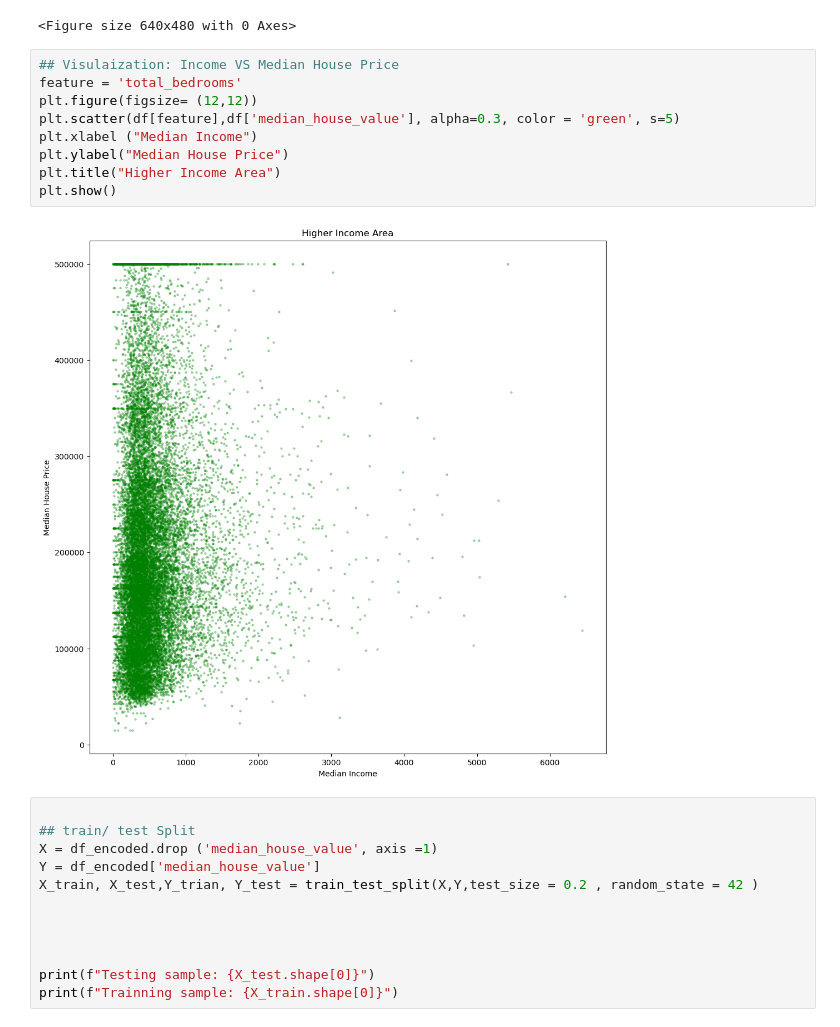
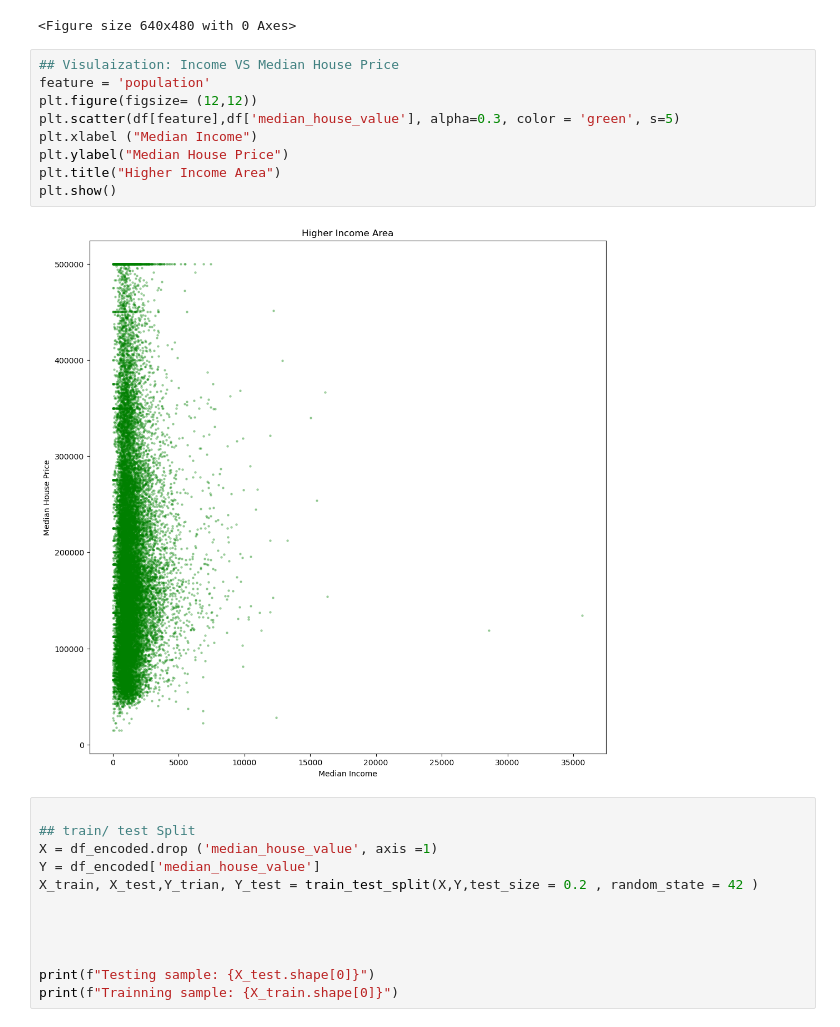
Before and after one commit to Navod2022s/Syntecxhub_Project_Navod, a Jupyter notebook: notebooks/Untitled1.ipynb, the cells around one changed output. Drawn from its saved outputs; the diff is of its cells as text.

```diff
--- a/notebooks/Untitled1.ipynb
+++ b/notebooks/Untitled1.ipynb
@@ -122,15 +125,15 @@ df_encoded.head(200)
 <Figure size 640x480 with 0 Axes>
 # %%
 ## Visulaization: Income VS Median House Price
-feature = 'total_bedrooms'
+feature = 'population'
 plt.figure(figsize= (12,12))
 plt.scatter(df[feature],df['median_house_value'], alpha=0.3, color = 'green', s=5)
 plt.xlabel ("Median Income")
 plt.ylabel("Median House Price")
 plt.title("Higher Income Area")
 plt.show()
 # %% [output]
-[figure, old version]
+[figure, new version]
 # %%
 
 ## train/ test Split
```
Also changed, not shown: parts of 14 cells of this notebook, 3 other files.
